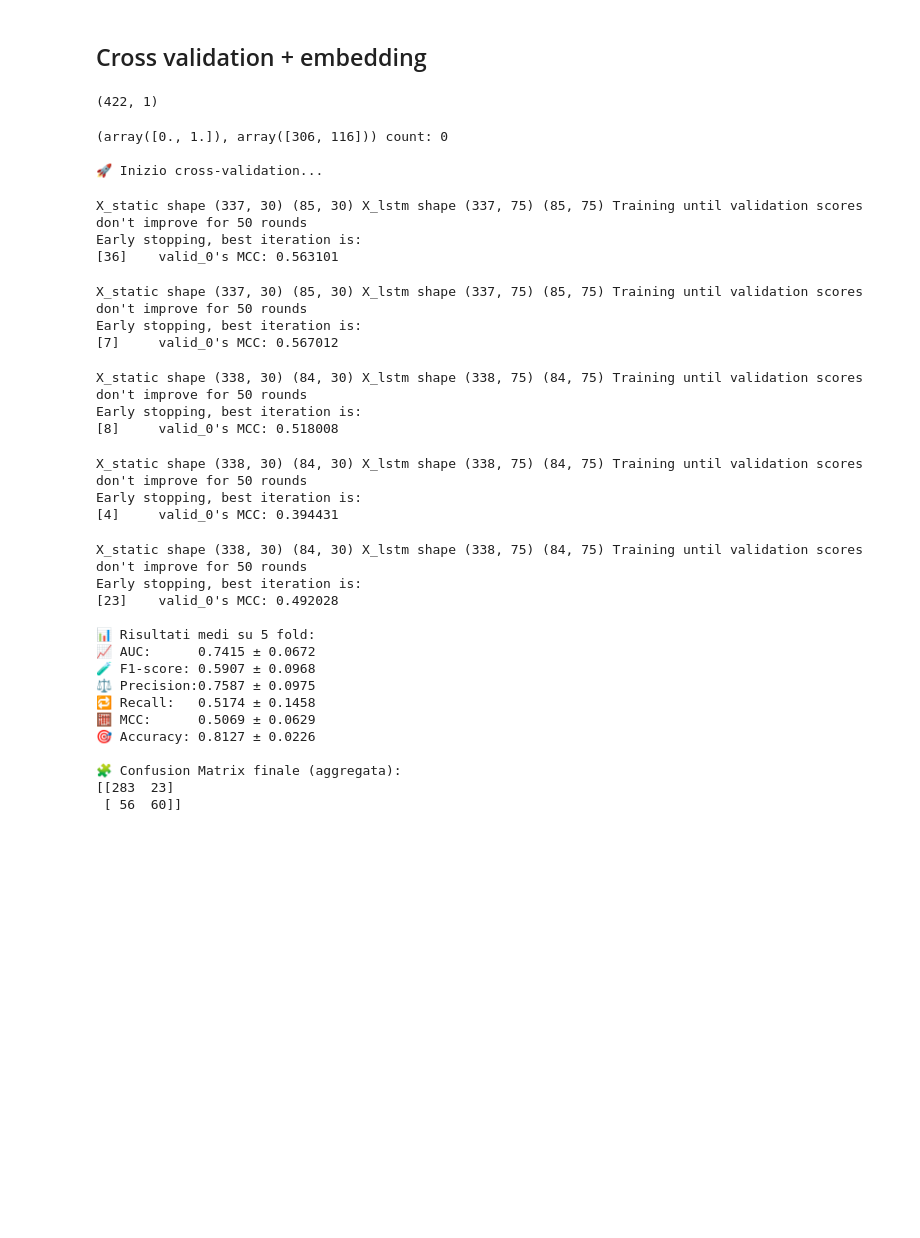
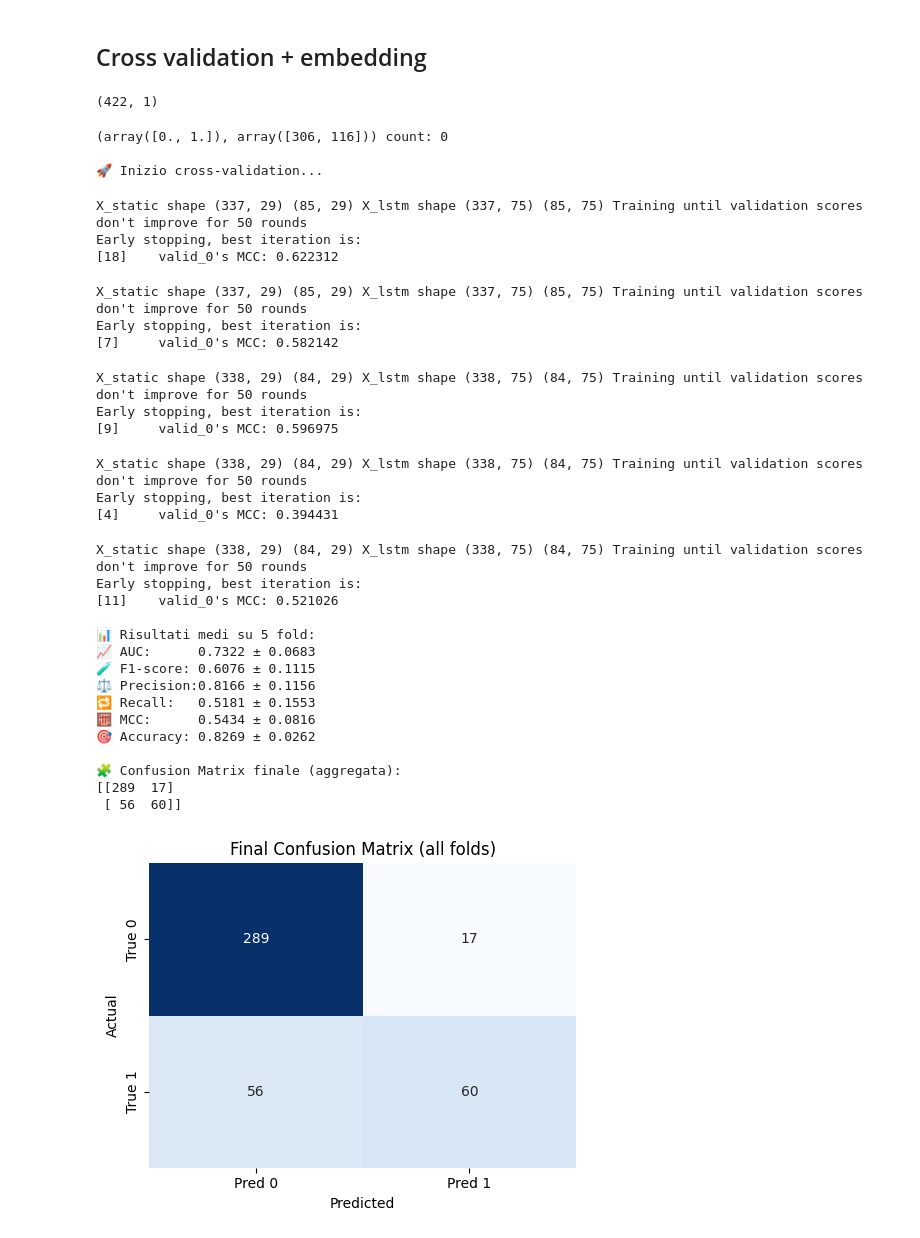
Before and after one commit to anonym-gm/asplenia_EHR_embedding, a Jupyter notebook: CV_emb_lgbm.ipynb, the cells around one changed output. Saved outputs shown, nothing was run; the diff lists cells and outputs as text; code cells hidden in the pictures; blank space fills up the shorter version.

```diff
--- a/CV_emb_lgbm.ipynb
+++ b/CV_emb_lgbm.ipynb
@@ -46,8 +46,7 @@ class Settings:
     target_file = "targets.csv"
     splen = "1"
     min_events = 3
-    display = False
-    to_latex = False
+    display = True
     use_vars = "static,lstm"
 
 args = Settings()
@@ -65,8 +64,8 @@ with open(args.input_file) as f:
     for elem in tqdm(synt_list, desc="Extracting events"):
         sequences[elem['id']] = [(elem['events'][i]['event'], elem['events'][i]['date']) for i in range(len(elem['events']))]
     sequences
-    Xstatic = pd.read_json(args.input_file).drop(columns=['events'])
-    Xstatic = Xstatic[sel_columns + ["has_infection?"]]
+    Xorig = pd.read_json(args.input_file).drop(columns=['events'])
+    Xstatic = Xorig[sel_columns]
 
     print(f"X_static shape: {Xstatic.shape}")
     print(f"ATTRIBUTES: {sorted(Xstatic.columns)}")
@@ -199,23 +174,13 @@ def select_patients(df, event_counts, pathologies, splen_flags=[0,1], min_ev_cou
     selected_patient_ids = np.array(list(filtered_events.keys()))
     return selected_patient_ids, filtered_events
 
-# === Vocabulary building and target event counting ===
-event_counts = {}
-tot_counts = {}
-for k, v in sequences.items():
-    lista = list(map(lambda x: x[0], filter(lambda x: x[0] != ['followup'], v)))
-    flat_list = list(itertools.chain.from_iterable(lista)) if lista and isinstance(lista[0], list) else lista
-    event_counts[k] = dict((x, flat_list.count(x)) for x in set(flat_list))
-    tot_counts[int(k)] = len(flat_list)
-
 
 # === Vocabulary ===
 vocab = set()
 for patient_events in sequences.values():
     for event,_ in patient_events:
-        vocab.update([event] if isinstance(event, str) and event != 'followup' else event)
+        vocab.update([event] if isinstance(event, str) else event)
 word_to_idx = {word: idx for idx, word in enumerate(sorted(vocab))}
-#word_to_idx["followup"] = 0
 idx_to_word = {i: word for word, i in word_to_idx.items()}
 print(f"VOCABOLARY SIZE: {len(vocab)}")
 
@@ -229,12 +194,6 @@ padded_sentences = pad_sequence([torch.tensor(s) for s in indexed_sentences], ba
 targets = pd.read_csv(args.target_file)['targets'].to_list()
 embed_attributes = [w for w in sorted(vocab) if w not in targets]
 
-infected_ids = [id for id,l in sequences.items() if any([x[0].strip().lower() in targets for x in l]) ]
-infected_ids_last = [id for id,l in sequences.items() if len(l) > 0 and l[-1][0] in targets]
-print(f"1ST TARGET SEQUENCE: {sequences[infected_ids[0]]}")
-print(f"# TOTAL INFECTED: {len(infected_ids)}")
-print(f"TARGETS: {targets}")
-
 # === Patient selection ===
 pathologies = []
 for p in args.pathologies.split(','):
@@ -403,58 +359,47 @@ print(f"🧮 MCC:      {np.mean(mcc_scores):.4f} ± {np.std(mcc_scores):.4f}")
 print(f"🎯 Accuracy: {np.mean(acc_scores):.4f} ± {np.std(acc_scores):.4f}")
 
 print(f"\n🧩 Confusion Matrix finale (aggregata):\n{cm_final}")
 
 if args.display:
     plt.figure(figsize=(5, 4))
     sns.heatmap(cm_final, annot=True, fmt='d', cmap='Blues', cbar=False,
                 xticklabels=['Pred 0', 'Pred 1'],
                 yticklabels=['True 0', 'True 1'])
     plt.title('Final Confusion Matrix (all folds)')
     plt.xlabel('Predicted')
     plt.ylabel('Actual')
     plt.tight_layout()
     plt.show()
-
-if args.to_latex:
-    outstr = '||'.join(['\\mathbf{X}^{\\text{'+attrtype+'}}' for attrtype in use_vars])
-    print(f"{'+'.join(args.pathologies.split(','))} & {len(selected_patient_ids)} ", end='')
-    print(f"& ${outstr}$ & ", end='')
-    print(f"${np.mean(rocauc_scores):.4f}\\pm{np.std(rocauc_scores):.4f}$ & ", end='')
-    print(f"${np.mean(f1_scores):.4f}\\pm{np.std(f1_scores):.4f}$ & ", end='')
-    print(f"${np.mean(prec_scores):.4f}\\pm{np.std(prec_scores):.4f}$ & ", end='')
-    print(f"${np.mean(recall_scores):.4f}\\pm{np.std(recall_scores):.4f}$ & ", end='')
-    print(f"${np.mean(mcc_scores):.4f}\\pm{np.std(mcc_scores):.4f}$ & ", end='')
-    print(f"{cm_final}".replace('\n', ''), end='')
-    print(f"\\\\ \n", end='')
 # %% [output]
 (422, 1)
 (array([0., 1.]), array([306, 116])) count: 0
 
 🚀 Inizio cross-validation...
-X_static shape (337, 30) (85, 30) X_lstm shape (337, 75) (85, 75) Training until validation scores don't improve for 50 rounds
+X_static shape (337, 29) (85, 29) X_lstm shape (337, 75) (85, 75) Training until validation scores don't improve for 50 rounds
 Early stopping, best iteration is:
-[36]    valid_0's MCC: 0.563101
+[18]    valid_0's MCC: 0.622312
-X_static shape (337, 30) (85, 30) X_lstm shape (337, 75) (85, 75) Training until validation scores don't improve for 50 rounds
+X_static shape (337, 29) (85, 29) X_lstm shape (337, 75) (85, 75) Training until validation scores don't improve for 50 rounds
 Early stopping, best iteration is:
-[7]     valid_0's MCC: 0.567012
+[7]     valid_0's MCC: 0.582142
-X_static shape (338, 30) (84, 30) X_lstm shape (338, 75) (84, 75) Training until validation scores don't improve for 50 rounds
+X_static shape (338, 29) (84, 29) X_lstm shape (338, 75) (84, 75) Training until validation scores don't improve for 50 rounds
 Early stopping, best iteration is:
-[8]     valid_0's MCC: 0.518008
+[9]     valid_0's MCC: 0.596975
-X_static shape (338, 30) (84, 30) X_lstm shape (338, 75) (84, 75) Training until validation scores don't improve for 50 rounds
+X_static shape (338, 29) (84, 29) X_lstm shape (338, 75) (84, 75) Training until validation scores don't improve for 50 rounds
 Early stopping, best iteration is:
 [4]     valid_0's MCC: 0.394431
-X_static shape (338, 30) (84, 30) X_lstm shape (338, 75) (84, 75) Training until validation scores don't improve for 50 rounds
+X_static shape (338, 29) (84, 29) X_lstm shape (338, 75) (84, 75) Training until validation scores don't improve for 50 rounds
 Early stopping, best iteration is:
-[23]    valid_0's MCC: 0.492028
+[11]    valid_0's MCC: 0.521026
 
 📊 Risultati medi su 5 fold:
-📈 AUC:      0.7415 ± 0.0672
-🧪 F1-score: 0.5907 ± 0.0968
-⚖️ Precision:0.7587 ± 0.0975
-🔁 Recall:   0.5174 ± 0.1458
-🧮 MCC:      0.5069 ± 0.0629
-🎯 Accuracy: 0.8127 ± 0.0226
+📈 AUC:      0.7322 ± 0.0683
+🧪 F1-score: 0.6076 ± 0.1115
+⚖️ Precision:0.8166 ± 0.1156
+🔁 Recall:   0.5181 ± 0.1553
+🧮 MCC:      0.5434 ± 0.0816
+🎯 Accuracy: 0.8269 ± 0.0262
 
 🧩 Confusion Matrix finale (aggregata):
-[[283  23]
+[[289  17]
  [ 56  60]]
+[figure, added]
```
Also changed, not shown: parts of 3 cells of this notebook, 1 other file.
